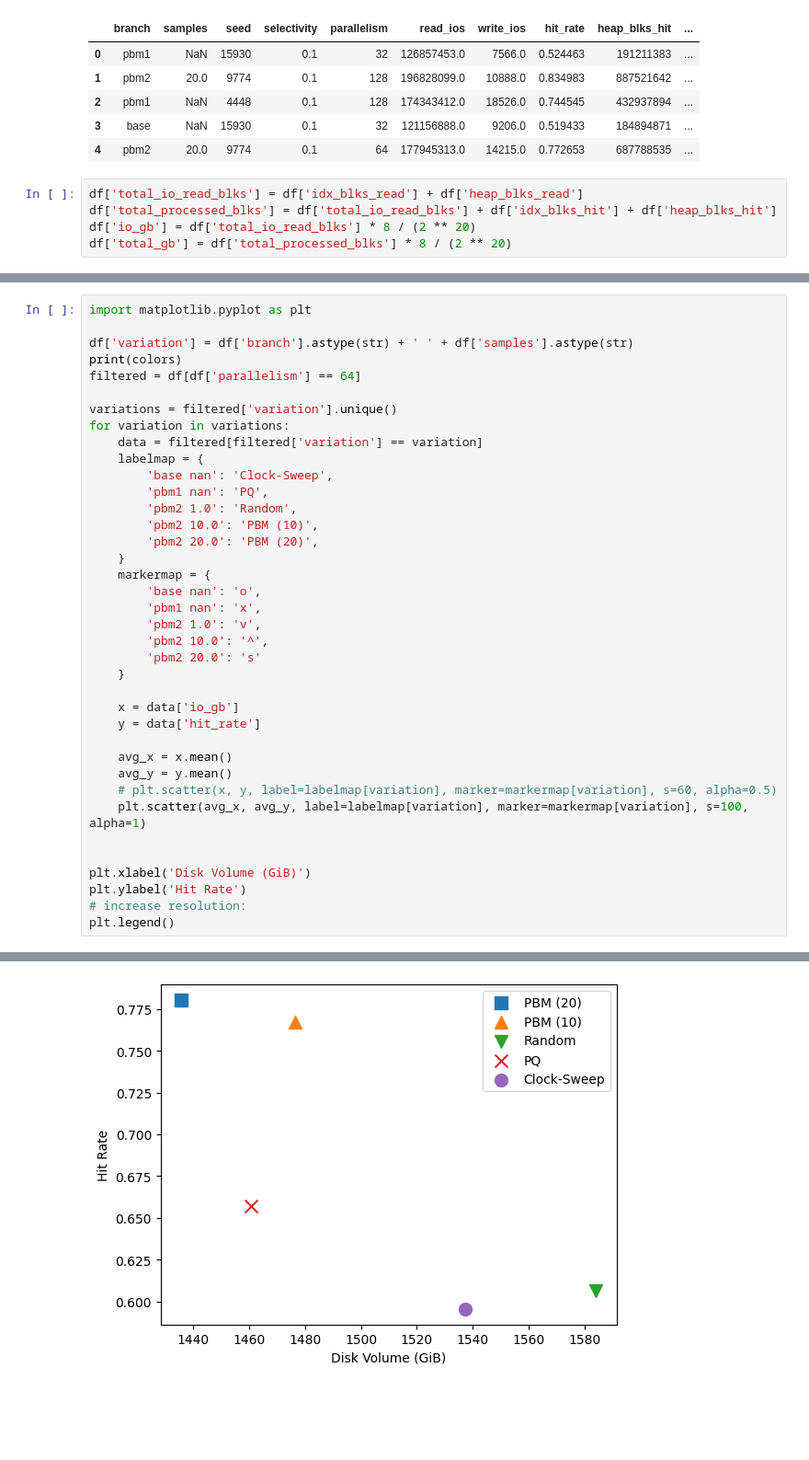
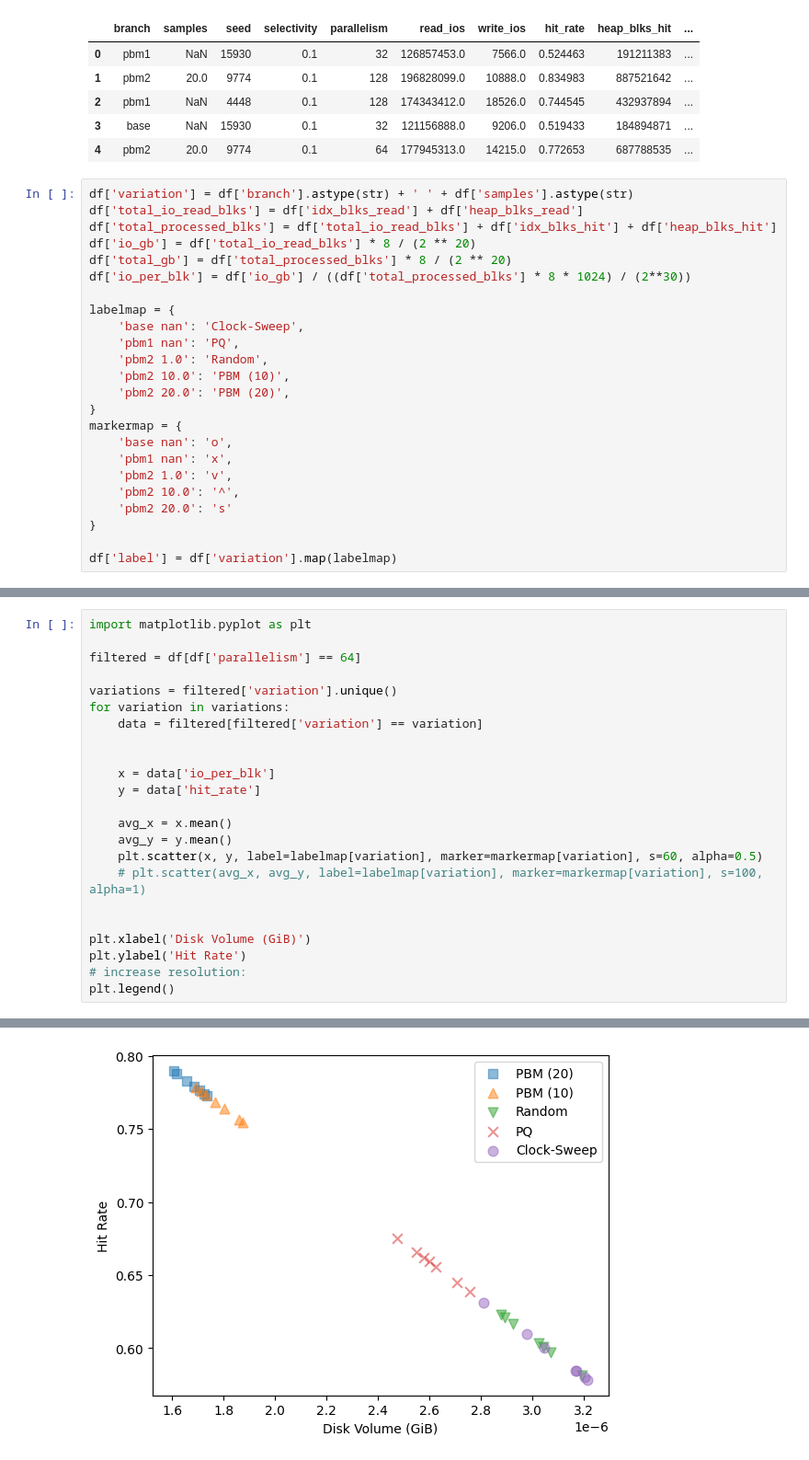
Before and after one commit to serene-lamport/postgresql-test-scripts, a Jupyter notebook: stacked.ipynb, the cells around one changed output, grey strips where cells are left out. Shown: that part at 92% size. Cells and saved outputs as stored; diff of their text form; blank space fills up the shorter version.

```diff
--- a/stacked.ipynb
+++ b/stacked.ipynb
@@ -12,7 +12,26 @@ df.head()
 | 3 | base | NaN | 15930 | 0.1 | 32 | 121156888.0 | 9206.0 | 0.519433 | 184894871 | ... |
 | 4 | pbm2 | 20.0 | 9774 | 0.1 | 64 | 177945313.0 | 14215.0 | 0.772653 | 687788535 | ... |
 # %%
+df['variation'] = df['branch'].astype(str) + ' ' + df['samples'].astype(str)
 df['total_io_read_blks'] = df['idx_blks_read'] + df['heap_blks_read']
 df['total_processed_blks'] = df['total_io_read_blks'] + df['idx_blks_hit'] + df['heap_blks_hit']
 df['io_gb'] = df['total_io_read_blks'] * 8 / (2 ** 20)
 df['total_gb'] = df['total_processed_blks'] * 8 / (2 ** 20)
+df['io_per_blk'] = df['io_gb'] / ((df['total_processed_blks'] * 8 * 1024) / (2**30))
+
+labelmap = {
+    'base nan': 'Clock-Sweep',
+    'pbm1 nan': 'PQ',
+    'pbm2 1.0': 'Random',
+    'pbm2 10.0': 'PBM (10)',
+    'pbm2 20.0': 'PBM (20)',
+}
+markermap = {
+    'base nan': 'o',
+    'pbm1 nan': 'x',
+    'pbm2 1.0': 'v',
+    'pbm2 10.0': '^',
+    'pbm2 20.0': 's'
+}
+
+df['label'] = df['variation'].map(labelmap)
@@ -19,35 +54,20 @@ df['total_gb'] = df['total_processed_blks'] * 8 / (2 ** 20)
 # %%
 import matplotlib.pyplot as plt
 
-df['variation'] = df['branch'].astype(str) + ' ' + df['samples'].astype(str)
-print(colors)
 filtered = df[df['parallelism'] == 64]
 
 variations = filtered['variation'].unique()
 for variation in variations:
     data = filtered[filtered['variation'] == variation]
-    labelmap = {
-        'base nan': 'Clock-Sweep',
-        'pbm1 nan': 'PQ',
-        'pbm2 1.0': 'Random',
-        'pbm2 10.0': 'PBM (10)',
-        'pbm2 20.0': 'PBM (20)',
-    }
-    markermap = {
-        'base nan': 'o',
-        'pbm1 nan': 'x',
-        'pbm2 1.0': 'v',
-        'pbm2 10.0': '^',
-        'pbm2 20.0': 's'
-    }
 
-    x = data['io_gb']
+
+    x = data['io_per_blk']
     y = data['hit_rate']
 
     avg_x = x.mean()
     avg_y = y.mean()
-    # plt.scatter(x, y, label=labelmap[variation], marker=markermap[variation], s=60, alpha=0.5)
-    plt.scatter(avg_x, avg_y, label=labelmap[variation], marker=markermap[variation], s=100, alpha=1)
+    plt.scatter(x, y, label=labelmap[variation], marker=markermap[variation], s=60, alpha=0.5)
+    # plt.scatter(avg_x, avg_y, label=labelmap[variation], marker=markermap[variation], s=100, alpha=1)
 
 
 plt.xlabel('Disk Volume (GiB)')
@@ -76 +79 @@ dtype: int8
-[figure, old version]
+[figure, new version]
```
Also changed, not shown: parts of 5 cells of this notebook, 5 other files.
